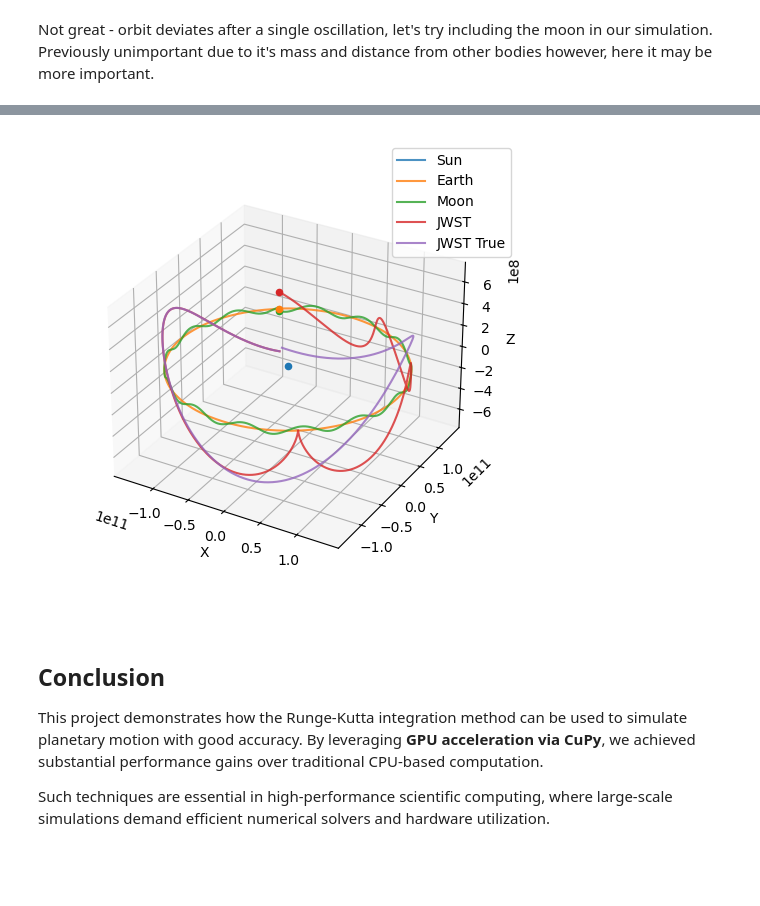
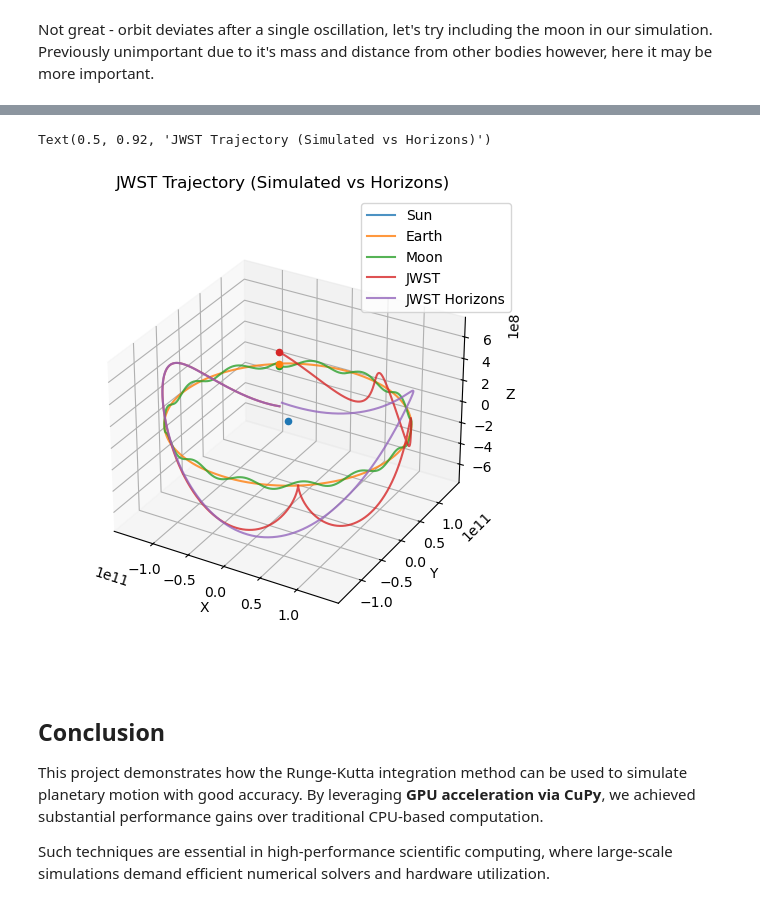
Before and after one commit to salty511/gravitational-sim, a Jupyter notebook: main.ipynb, the cells around one changed output, grey strips where cells are left out. Cells and saved outputs as stored; diff of their text form; code cells hidden in the pictures; blank space fills up the shorter version.

```diff
--- a/main.ipynb
+++ b/main.ipynb
@@ -585,7 +571,6 @@ And now compare to the true trajectory as quoted by the NASA Horizons API
 # %%
 epoch = Time('2022-01-25')
 
-from concurrent.futures import ThreadPoolExecutor
 times = epoch + np.arange(0, N) * 1  # Create an array of times for the simulation
 
 jwst_true = [Horizons(id=-170, location='@0', epochs=time.jd) for time in times]
@@ -598,17 +583,5 @@ for index, request in enumerate(jwst_true):
 	except Exception as e:
 		print(f"Vectors at time {times[index]}: Exception {e}")
 
-
-""" def get_vectors(index, request):
-	try:
-		jwst_true_v[index] = request.vectors()
-		print(f"Thread {index}: Finished Successfully")
-	except Exception as e:
-		print(f"Thread {index}: Exception {e}") """
-
-""" with ThreadPoolExecutor(max_workers=20) as executor:
-		for index, request in enumerate(jwst_true):
-			executor.submit(get_vectors, index, request) """
-
 with open("data/jwst_true_v", "wb") as fp:
 	pickle.dump(jwst_true_v, fp)
@@ -762,38 +696,40 @@ ax.plot(plt_pos[:, 0, 0], plt_pos[:, 0, 1], plt_pos[:, 0, 2], alpha=0.8, label=b
 ax.scatter(plt_pos[-1, 0, 0], plt_pos[-1, 0, 1], plt_pos[-1, 0, 2], marker="o")
 
 # Plot the Earth
-ax.plot(plt_pos[:, 2, 0], plt_pos[:, 2, 1], plt_pos[:, 2, 2], alpha=0.8, label=bodies[2].name)
-ax.scatter(plt_pos[-1, 2, 0], plt_pos[-1, 2, 1], plt_pos[-1, 2, 2], marker="o")
+ax.plot(plt_pos[:, 3, 0], plt_pos[:, 3, 1], plt_pos[:, 3, 2], alpha=0.8, label=bodies[3].name)
+ax.scatter(plt_pos[-1, 3, 0], plt_pos[-1, 3, 1], plt_pos[-1, 3, 2], marker="o")
 
 # Plot the Moon
 ax.plot(plt_pos[:, -1, 0], plt_pos[:, -1, 1], plt_pos[:, -1, 2], alpha=0.8, label='Moon')
 ax.scatter(plt_pos[-1, -1, 0], plt_pos[-1, -1, 1], plt_pos[-1, -1, 2], marker="o")
 
 # Plot JWST with full opacity
 ax.plot(plt_pos[:, -2, 0], plt_pos[:, -2, 1], plt_pos[:, -2, 2], alpha=0.8, label='JWST')
 ax.scatter(plt_pos[-1, -2, 0], plt_pos[-1, -2, 1], plt_pos[-1, -2, 2], marker="o")
 
 jwst_data_plot_xyz = np.zeros((len(jwst_true_v), 3))
 
 for i in range(len(jwst_true_v)):
 	jwst_data_plot_xyz[i, 0] = jwst_true_v[i]["x"].data.data[0]
 	jwst_data_plot_xyz[i, 1] = jwst_true_v[i]["y"].data.data[0]
 	jwst_data_plot_xyz[i, 2] = jwst_true_v[i]["z"].data.data[0]
 
-ax.plot(jwst_data_plot_xyz[:, 0] * AU, jwst_data_plot_xyz[:, 1] * AU, jwst_data_plot_xyz[:, 2] * AU, alpha=0.8, label='JWST True')
+ax.plot(jwst_data_plot_xyz[:, 0] * AU, jwst_data_plot_xyz[:, 1] * AU, jwst_data_plot_xyz[:, 2] * AU, alpha=0.8, label='JWST Horizons')
 
 ax.set_box_aspect(None, zoom=0.85)
 limits = [1, 1, 0.005]
 ax.set(xlim3d=(-limits[0] * AU, limits[0] * AU), xlabel="X")
 ax.set(ylim3d=(-limits[1] * AU, limits[1] * AU), ylabel="Y")
 ax.set(
     zlim3d=(-limits[2] * AU, limits[2] * AU),
     zlabel="Z",
 )
 ax.legend()
 fig.tight_layout()
+ax.set_title('JWST Trajectory (Simulated vs Horizons)')
 # %% [output]
+Text(0.5, 0.92, 'JWST Trajectory (Simulated vs Horizons)')
-[figure, old version]
+[figure, new version]
 # %% [markdown]
 ## Conclusion
 
```
Also changed, not shown: parts of 17 cells of this notebook, 5 other files.
